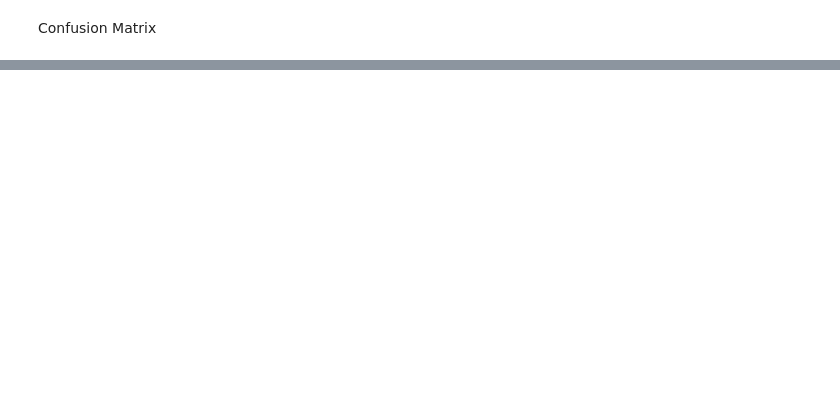
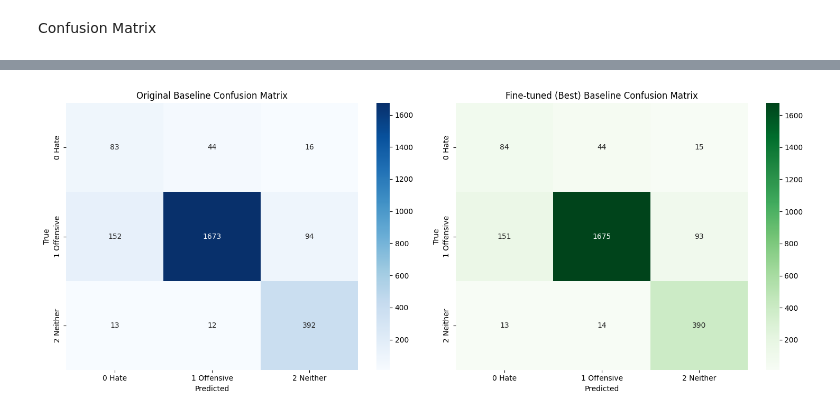
Before and after one commit to CA-JunPark/mini-project-9, a Jupyter notebook: notebooks/02_baseline.ipynb, the cells around one changed output, grey strips where cells are left out. Cells and saved outputs as stored; diff of their text form; code cells hidden in the pictures; blank space fills up the shorter version.

```diff
--- a/notebooks/02_baseline.ipynb
+++ b/notebooks/02_baseline.ipynb
@@ -83,0 +150,19 @@ plt.show()
+# %%
+fig, ax = plt.subplots(1, 2, figsize=(15, 6))
+sns.heatmap(cm, annot=True, fmt='d', cmap='Blues', ax=ax[0],
+            xticklabels=['0 Hate', '1 Offensive', '2 Neither'],
+            yticklabels=['0 Hate', '1 Offensive', '2 Neither'])
+ax[0].set_title("Original Baseline Confusion Matrix")
+ax[0].set_xlabel("Predicted")
+ax[0].set_ylabel("True")
+sns.heatmap(cm_best, annot=True, fmt='d', cmap='Greens', ax=ax[1],
+            xticklabels=['0 Hate', '1 Offensive', '2 Neither'],
+            yticklabels=['0 Hate', '1 Offensive', '2 Neither'])
+ax[1].set_title("Fine-tuned (Best) Baseline Confusion Matrix")
+ax[1].set_xlabel("Predicted")
+ax[1].set_ylabel("True")
+plt.tight_layout()
+plt.savefig('../src/confusion_matrices_baseline.png', dpi=300, bbox_inches='tight')
+plt.show()
+# %% [output]
+[figure, added]
```
Also changed, not shown: parts of 18 cells of this notebook, 14 other files.
